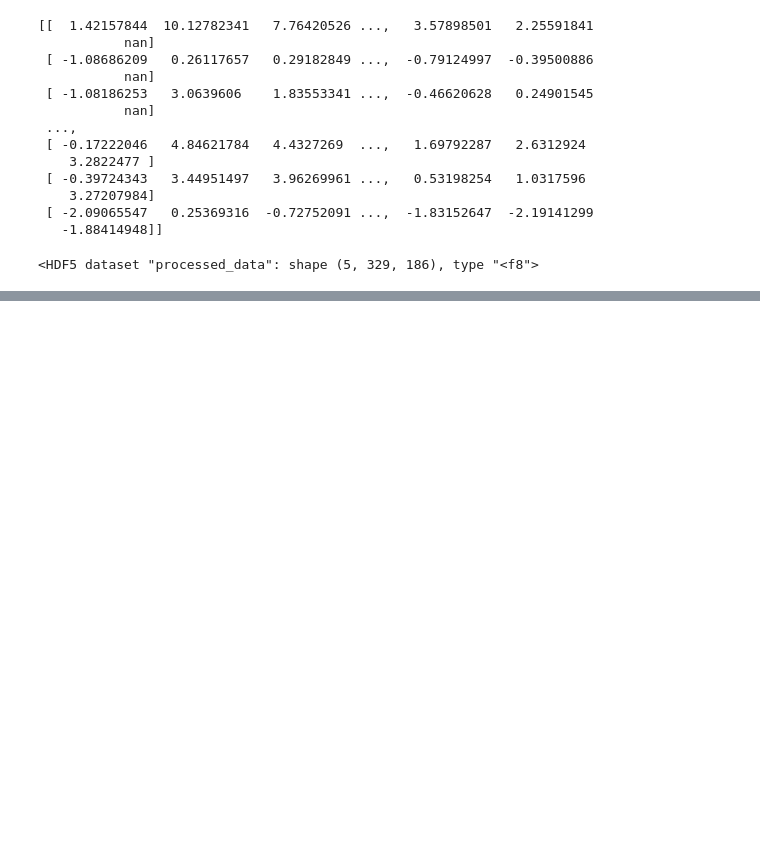
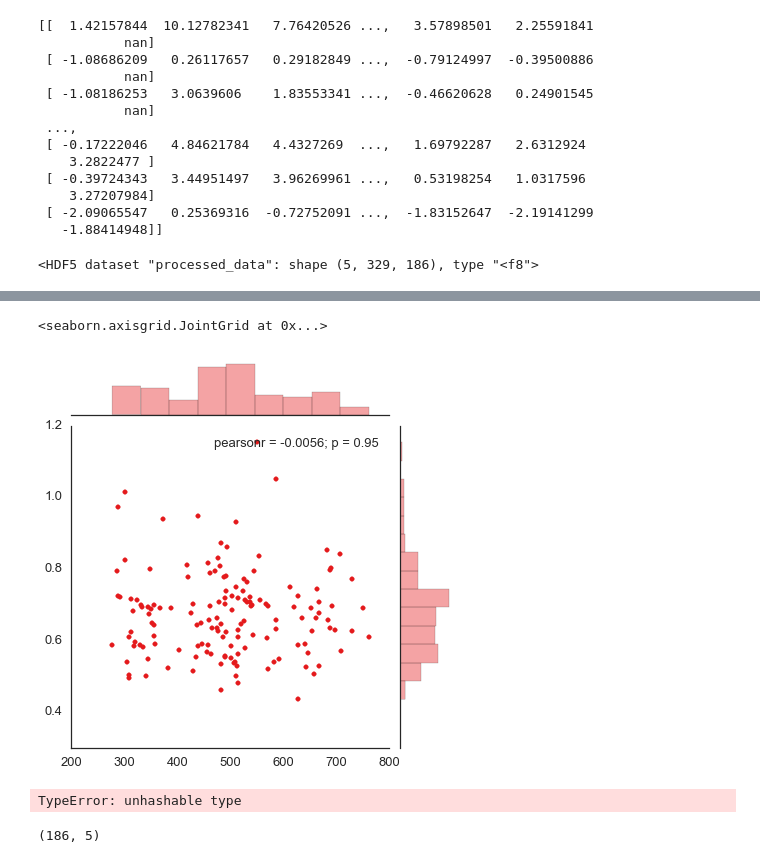
Before and after one commit to dfconant/utilities, a Jupyter notebook: iPyNb/Viz Debugging.ipynb, the cells around one changed output, grey strips where cells are left out. Drawn from its saved outputs; the diff is of its cells as text; code cells hidden in the pictures; blank space fills up the shorter version.

```diff
--- a/iPyNb/Viz Debugging.ipynb
+++ b/iPyNb/Viz Debugging.ipynb
@@ -663,0 +954,13 @@ a.ecog_data()
+# %%
+sns.jointplot(X_train[:,1], y_train[:,156])
+# %% [output]
+<seaborn.axisgrid.JointGrid at 0x...>
+[figure, added]
+# %%
+X_train[:,91], y_train[:,1]
+# %% [output]
+TypeError: unhashable type
+# %%
+f_proj.values.shape
+# %% [output]
+(186, 5)
```
Also changed, not shown: parts of 36 cells of this notebook, 12 other files.
